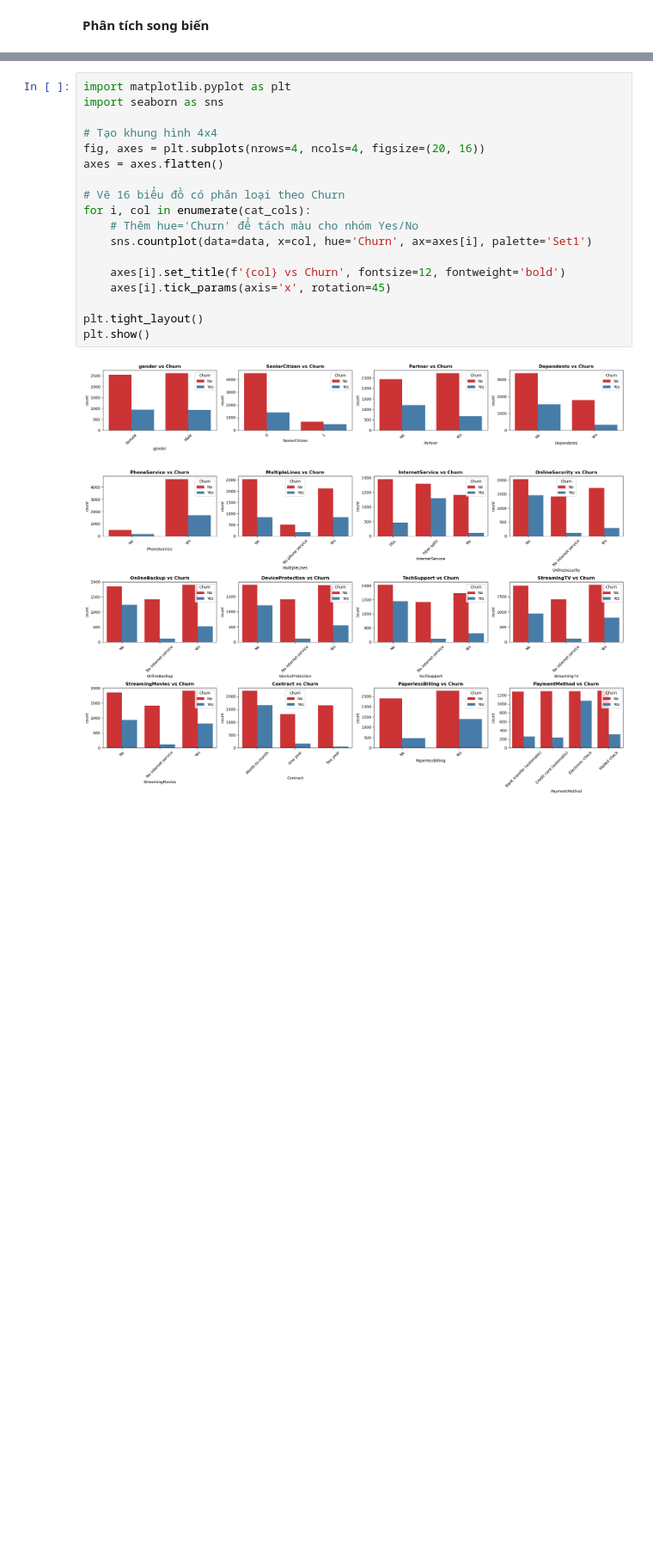
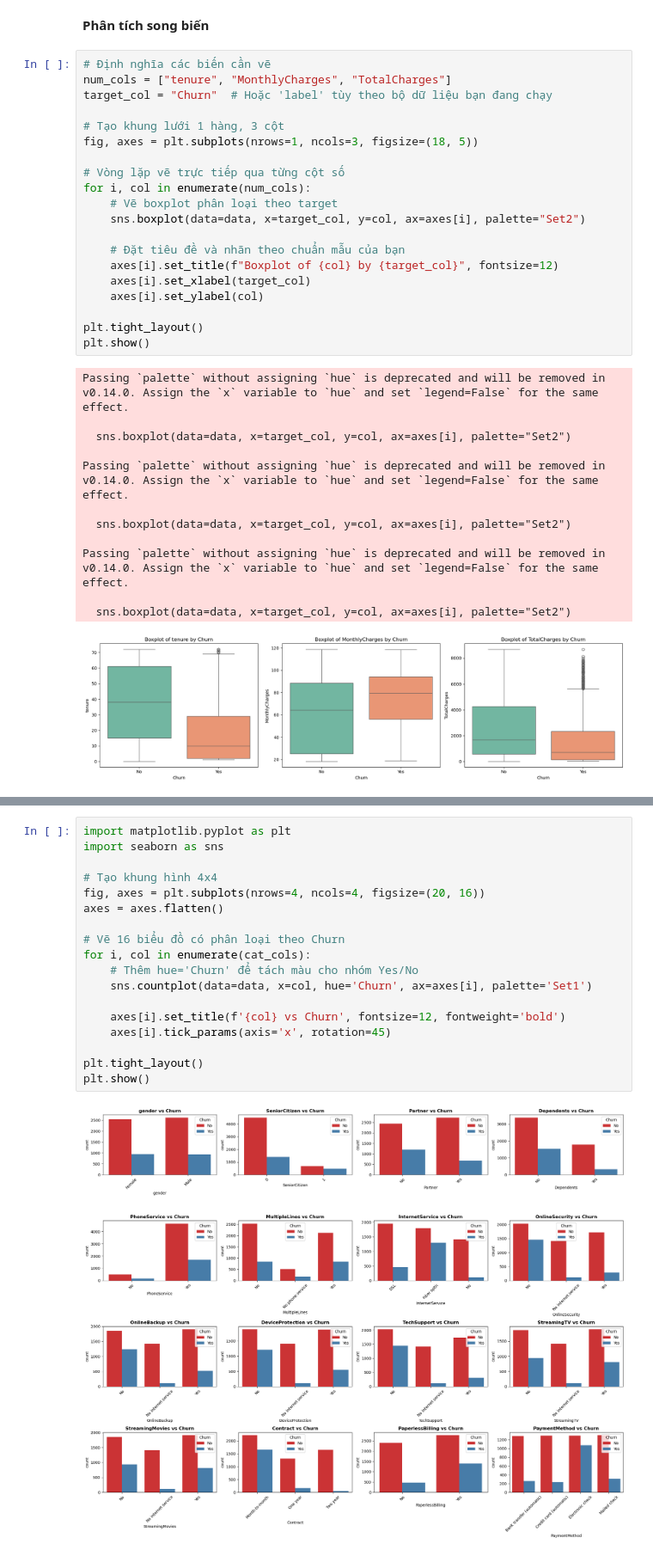
Before and after one commit to KhanhDao1512/DS102_customer_churn_prediction, a Jupyter notebook: notebooks/EDA.ipynb, the cells around one changed output, grey strips where cells are left out. Shown at 86% size. Saved outputs shown, nothing was run; the diff lists cells and outputs as text; blank space fills up the shorter version.

```diff
--- a/notebooks/EDA.ipynb
+++ b/notebooks/EDA.ipynb
@@ -185,2 +234,35 @@ Passing `palette` without assigning `hue` is deprecated and will be removed in v
 # %% [markdown]
 **Phân tích song biến**
+# %%
+# Định nghĩa các biến cần vẽ
+num_cols = ["tenure", "MonthlyCharges", "TotalCharges"]
+target_col = "Churn"  # Hoặc 'label' tùy theo bộ dữ liệu bạn đang chạy
+
+# Tạo khung lưới 1 hàng, 3 cột
+fig, axes = plt.subplots(nrows=1, ncols=3, figsize=(18, 5))
+
+# Vòng lặp vẽ trực tiếp qua từng cột số
+for i, col in enumerate(num_cols):
+    # Vẽ boxplot phân loại theo target
+    sns.boxplot(data=data, x=target_col, y=col, ax=axes[i], palette="Set2")
+
+    # Đặt tiêu đề và nhãn theo chuẩn mẫu của bạn
+    axes[i].set_title(f"Boxplot of {col} by {target_col}", fontsize=12)
+    axes[i].set_xlabel(target_col)
+    axes[i].set_ylabel(col)
+
+plt.tight_layout()
+plt.show()
+# %% [output]
+Passing `palette` without assigning `hue` is deprecated and will be removed in v0.14.0. Assign the `x` variable to `hue` and set `legend=False` for the same effect.
+
+  sns.boxplot(data=data, x=target_col, y=col, ax=axes[i], palette="Set2")
+
+Passing `palette` without assigning `hue` is deprecated and will be removed in v0.14.0. Assign the `x` variable to `hue` and set `legend=False` for the same effect.
+
+  sns.boxplot(data=data, x=target_col, y=col, ax=axes[i], palette="Set2")
+
+Passing `palette` without assigning `hue` is deprecated and will be removed in v0.14.0. Assign the `x` variable to `hue` and set `legend=False` for the same effect.
+
+  sns.boxplot(data=data, x=target_col, y=col, ax=axes[i], palette="Set2")
+[figure, added]
```
Also changed, not shown: parts of 7 cells of this notebook, 1 other file.
